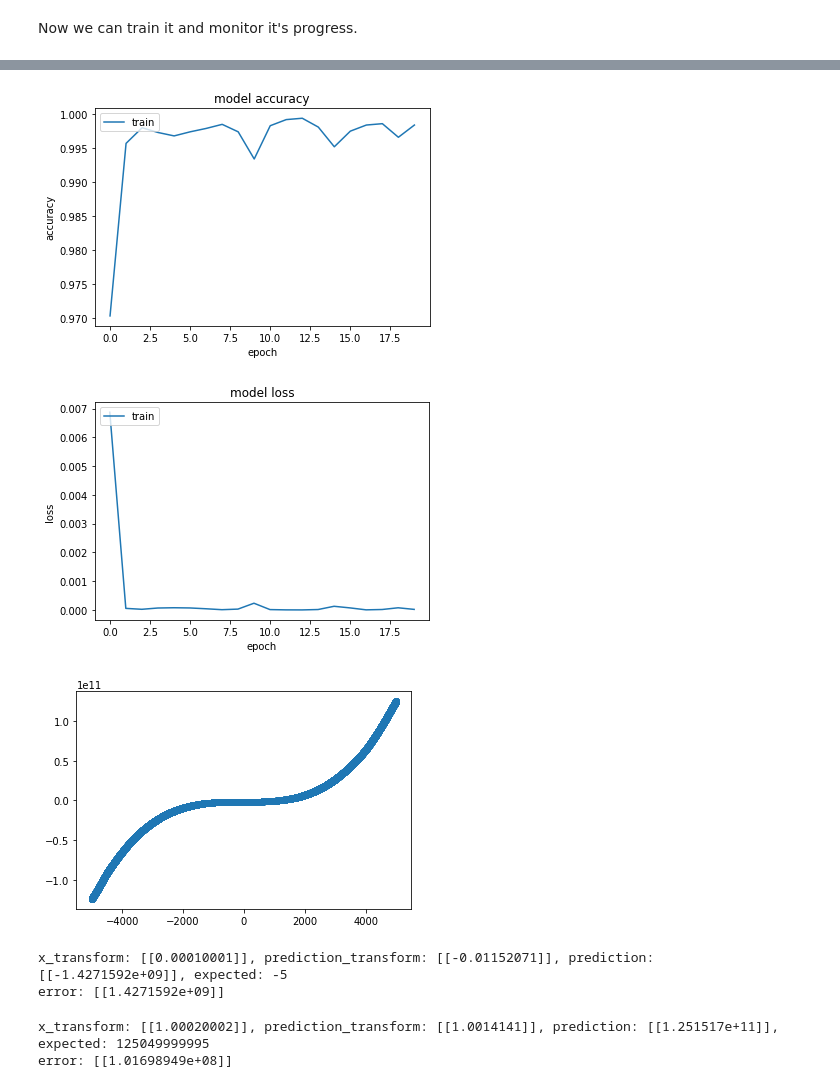
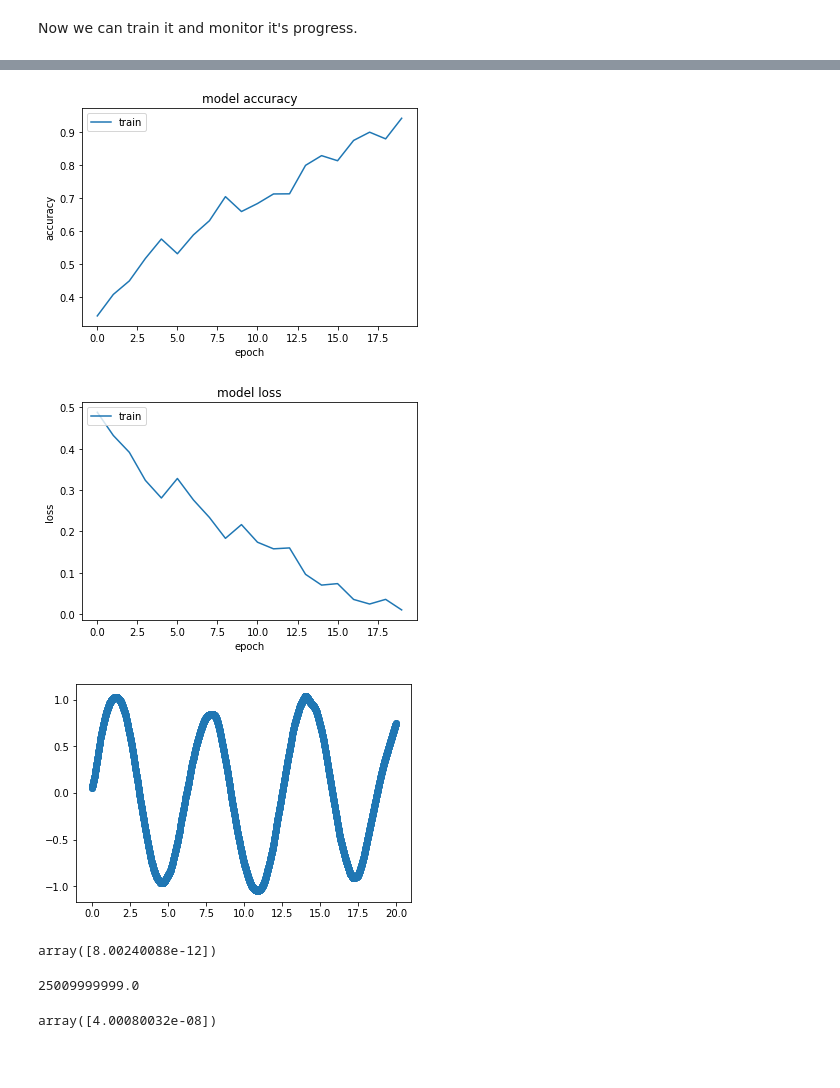
Before and after one commit to cdvv7788/experiments, a Jupyter notebook: artificial_neural_networks/function_neural_network.ipynb, the cells around one changed output, grey strips where cells are left out. Drawn from its saved outputs; the diff is of its cells as text; code cells hidden in the pictures; blank space fills up the shorter version.

```diff
--- a/artificial_neural_networks/function_neural_network.ipynb
+++ b/artificial_neural_networks/function_neural_network.ipynb
@@ -11,8 +13,8 @@ Let's start with that.
 
 We have x as input (size 1) and y as output (size 1).
 # %%
-X_train = np.array(range(-5000, 5000))
-y_train = np.array([(x**3) + (2*(x**2)) - 5 for x in X_train])
+X_train = np.linspace(0, 20, 5000)
+y_train = np.array([np.sin(x) for x in X_train])
 # %%
 plt.scatter(X_train, y_train)
 plt.show()
@@ -25,10 +27,21 @@ model = Sequential()
 # %% [markdown]
 Now, we add the layers to the model
 # %%
-model.add(Dense(5, input_shape=(1,)))
-model.add(Dense(100, activation='relu')) # Play with values: i.e. 1, 10, 100. Try also adding new layers.
-model.add(Dense(100, activation='relu'))
-model.add(Dense(100, activation='relu'))
+model.add(Dense(50, input_shape=(1,)))
+model.add(Dense(500, activation='relu')) # Play with values: i.e. 1, 10, 100. Try also adding new layers.
+model.add(Dense(500, activation='relu'))
+model.add(Dense(500, activation='relu'))
+model.add(Dense(500, activation='relu'))
+model.add(Dense(500, activation='relu'))
+model.add(Dense(500, activation='relu'))
+model.add(Dense(500, activation='relu'))
+model.add(Dense(500, activation='relu'))
+model.add(Dense(500, activation='relu'))
+model.add(Dense(500, activation='relu'))
+model.add(Dense(500, activation='relu'))
+model.add(Dense(500, activation='relu'))
+model.add(Dense(500, activation='relu'))
+model.add(Dense(500, activation='relu'))
 model.add(Dense(1, activation='linear'))
 # %% [markdown]
 The model needs to be "compiled" before being trained
@@ -38,11 +51,3 @@ def soft_acc(y_true, y_pred):
 model.compile(loss='mean_squared_error', optimizer='adam', metrics=[soft_acc])
 # %% [markdown]
 Now we can train it and monitor it's progress.
-# %%
-x_scaler = MinMaxScaler(feature_range=(-1,1))
-y_scaler = MinMaxScaler(feature_range=(-1,1))
-x_scaler.fit(X_train.reshape(-1,1))
-X_train_norm = x_scaler.transform(X_train.reshape(-1,1))
-y_scaler.fit(y_train.reshape(-1,1))
-y_train_norm = y_scaler.transform(y_train.reshape(-1,1))
-history = model.fit(X_train_norm, y_train_norm, epochs=20)
@@ -66,0 +54,2 @@ Epoch 20/20
+# %%
+history = model.fit(X_train, y_train, epochs=20)
@@ -78,33 +85,23 @@ plt.xlabel('epoch')
 plt.legend(['train'], loc='upper left')
 plt.show()
 # %% [output]
-[figure, old version]
+[figure, new version]
-[figure, old version]
+[figure, new version]
 # %%
-y_predicted = model.predict(x_scaler.transform(X_train.reshape(-1,1)))
-plt.scatter(X_train, y_scaler.inverse_transform(y_predicted))
+y_predicted = model.predict(X_train)
+plt.scatter(X_train, y_predicted)
 plt.show()
 # %% [output]
-[figure, old version]
+[figure, new version]
-# %%
-y_expected = (0**3) + (2*(0**2)) - 5
-x_transform = x_scaler.transform(0)
-prediction = model.predict(x_transform)
-y = y_scaler.inverse_transform(prediction)
-print('x_transform: {}, prediction_transform: {}, prediction: {}, expected: {}'
-      .format(x_transform, prediction, y, y_expected))
-print('error: {}'.format(abs(y-y_expected)))
-# %% [output]
-x_transform: [[0.00010001]], prediction_transform: [[-0.01152071]], prediction: [[-1.4271592e+09]], expected: -5
-error: [[1.4271592e+09]]
-# %%
-y_expected = (5000**3) + (2*(5000**2)) - 5
-x_transform = x_scaler.transform(5000)
-prediction = model.predict(x_transform)
-y = y_scaler.inverse_transform(prediction)
-print('x_transform: {}, prediction_transform: {}, prediction: {}, expected: {}'
-      .format(x_transform, prediction, y, y_expected))
-print('error: {}'.format(abs(y-y_expected)))
-# %% [output]
-x_transform: [[1.00020002]], prediction_transform: [[1.0014141]], prediction: [[1.251517e+11]], expected: 125049999995
-error: [[1.01698949e+08]]
+# %%
+y_scaler.scale_
+# %% [output]
+array([8.00240088e-12])
+# %%
+125049999995/5
+# %% [output]
+25009999999.0
+# %%
+y_scaler.scale_ / x_scaler.scale_
+# %% [output]
+array([4.00080032e-08])
```
Also changed, not shown: parts of 27 cells of this notebook.
